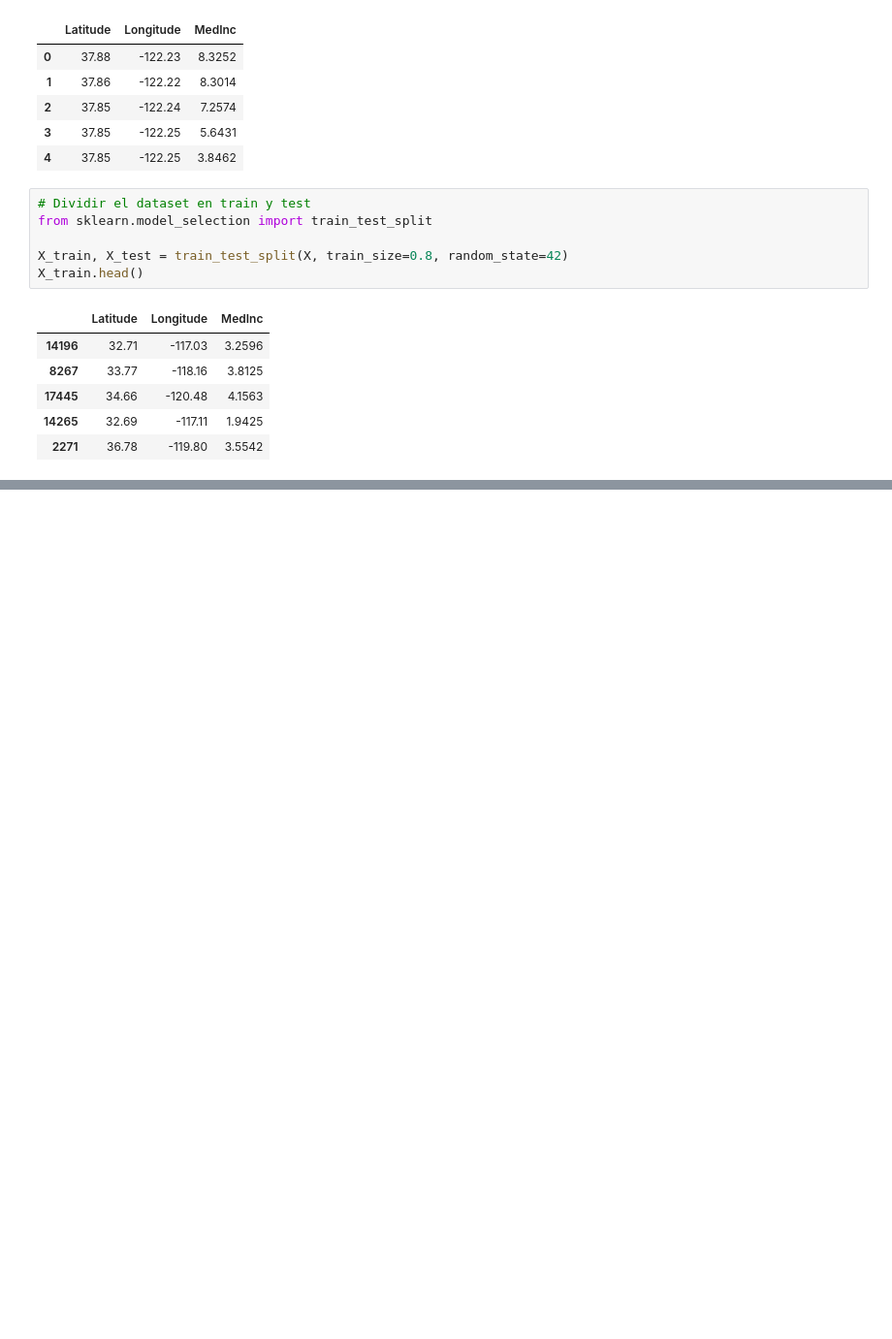
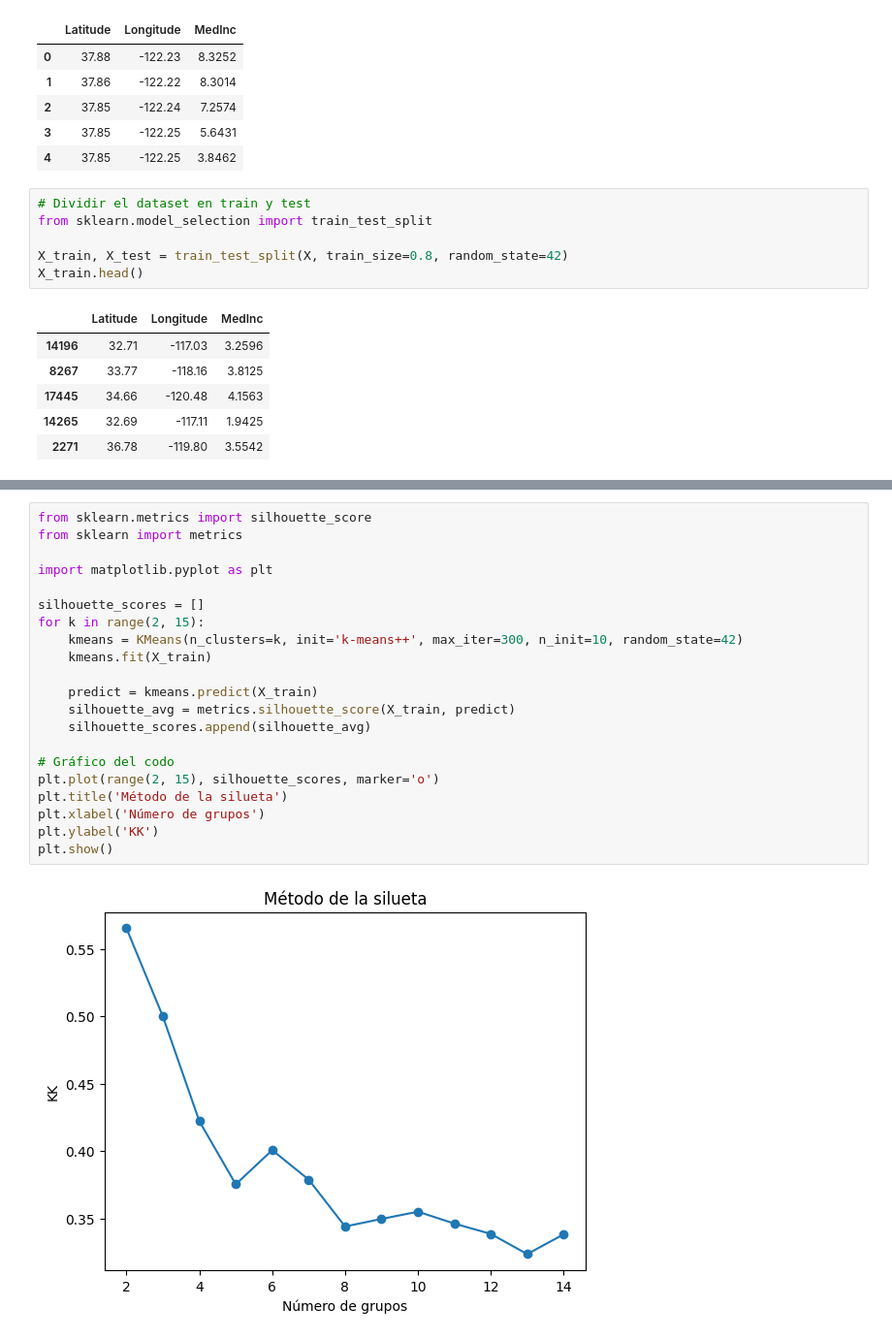
Before and after one commit to Bere333/k_medias_proyect, a Jupyter notebook: src/k_means.ipynb, the cells around one changed output, grey strips where cells are left out. Shown: that part at 97% size. Saved outputs shown, nothing was run; the diff lists cells and outputs as text; blank space fills up the shorter version.

```diff
--- a/src/k_means.ipynb
+++ b/src/k_means.ipynb
@@ -59,0 +81,23 @@ X_train.head()
+# %%
+from sklearn.metrics import silhouette_score
+from sklearn import metrics
+
+import matplotlib.pyplot as plt
+
+silhouette_scores = []
+for k in range(2, 15):
+    kmeans = KMeans(n_clusters=k, init='k-means++', max_iter=300, n_init=10, random_state=42)
+    kmeans.fit(X_train)
+
+    predict = kmeans.predict(X_train)
+    silhouette_avg = metrics.silhouette_score(X_train, predict)
+    silhouette_scores.append(silhouette_avg)
+
+# Gráfico del codo
+plt.plot(range(2, 15), silhouette_scores, marker='o')
+plt.title('Método de la silueta')
+plt.xlabel('Número de grupos')
+plt.ylabel('KK')
+plt.show()
+# %% [output]
+[figure, added]
```
Also changed, not shown: parts of 2 cells of this notebook.
